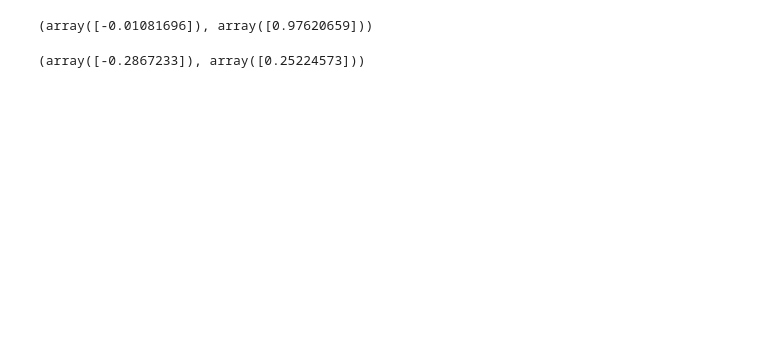
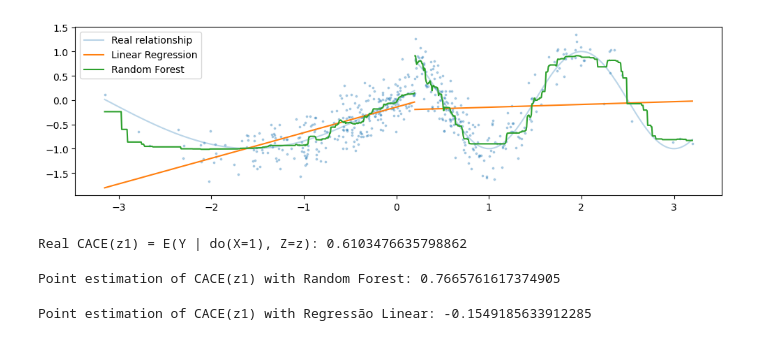
Before and after one commit to vitaliset/projetos-de-estudo, a Jupyter notebook: causal_inference_exercise2/RDD.ipynb, the cells around one changed output. Saved outputs shown, nothing was run; the diff lists cells and outputs as text; code cells hidden in the pictures; blank space fills up the shorter version.

```diff
--- a/causal_inference_exercise2/RDD.ipynb
+++ b/causal_inference_exercise2/RDD.ipynb
@@ -45,7 +62,44 @@ from sklearn.linear_model import LinearRegression
 # %%
-rfc_X_false = RandomForestRegressor(random_state=42).fit(Z[~X].reshape(-1, 1), Y[~X])
-rfc_X_true = RandomForestRegressor(random_state=42).fit(Z[X].reshape(-1, 1), Y[X])
+rfr_X_false = GridSearchCV(
+    estimator=RandomForestRegressor(random_state=42),
+    cv=KFold(shuffle=True, random_state=42),
+    param_grid={"max_depth": [2, 3, 4, 5, 8, 10]}
+).fit(Z[~X].reshape(-1, 1), Y[~X])
+
+rfr_X_true = GridSearchCV(
+    estimator=RandomForestRegressor(random_state=42),
+    cv=KFold(shuffle=True, random_state=42),
+    param_grid={"max_depth": [2, 3, 4, 5, 8, 10]}
+).fit(Z[X].reshape(-1, 1), Y[X])
+# %%
+def plot(X, model, ax, c, label=None):
+    ax.plot(plot_Z[X], model.predict(plot_Z[X].reshape(-1, 1)), c, label=label)
+
+fig, ax = plt.subplots(figsize=(10, 3))
+
+ax.scatter(Z, Y, s=3, alpha=0.3)
+
+# Real relationship
+ax.plot(plot_Z[plot_X], plot_Y[plot_X], "C0", alpha=0.3, label="Real relationship")
+ax.plot(plot_Z[~plot_X], plot_Y[~plot_X], "C0", alpha=0.3)
+
+# Random Forest
+plot(~plot_X, lr_X_false, ax, "C1", label="Linear Regression")
+plot(plot_X, lr_X_true, ax, "C1")
+
+# Random Forest
+plot(~plot_X, rfr_X_false, ax, "C2", label="Random Forest")
+plot(plot_X, rfr_X_true, ax, "C2")
+
+plt.legend()
+plt.tight_layout()
+# %% [output]
+[figure, added]
+# %%
+print("Real CACE(z1) = E(Y | do(X=1), Z=z):", ground_truth_X_true(z1) - ground_truth_X_false(z1))
+# %% [output]
+Real CACE(z1) = E(Y | do(X=1), Z=z): 0.6103476635798862
 # %%
-rfc_X_false.predict([[z1]]), rfc_X_true.predict([[z1]])
+print("Point estimation of CACE(z1) with Random Forest:", rfr_X_true.predict([[z1]])[0] - rfr_X_false.predict([[z1]])[0])
 # %% [output]
-(array([-0.01081696]), array([0.97620659]))
+Point estimation of CACE(z1) with Random Forest: 0.7665761617374905
@@ -55,4 +106,4 @@ lr_X_true = LinearRegression().fit(Z[X].reshape(-1, 1), Y[X])
 # %%
-lr_X_false.predict([[z1]]), lr_X_true.predict([[z1]])
+print("Point estimation of CACE(z1) with Regressão Linear:", lr_X_true.predict([[z1]])[0] - lr_X_false.predict([[z1]])[0])
 # %% [output]
-(array([-0.2867233]), array([0.25224573]))
+Point estimation of CACE(z1) with Regressão Linear: -0.1549185633912285
```
Also changed, not shown: parts of 16 cells of this notebook, 1 other file.
